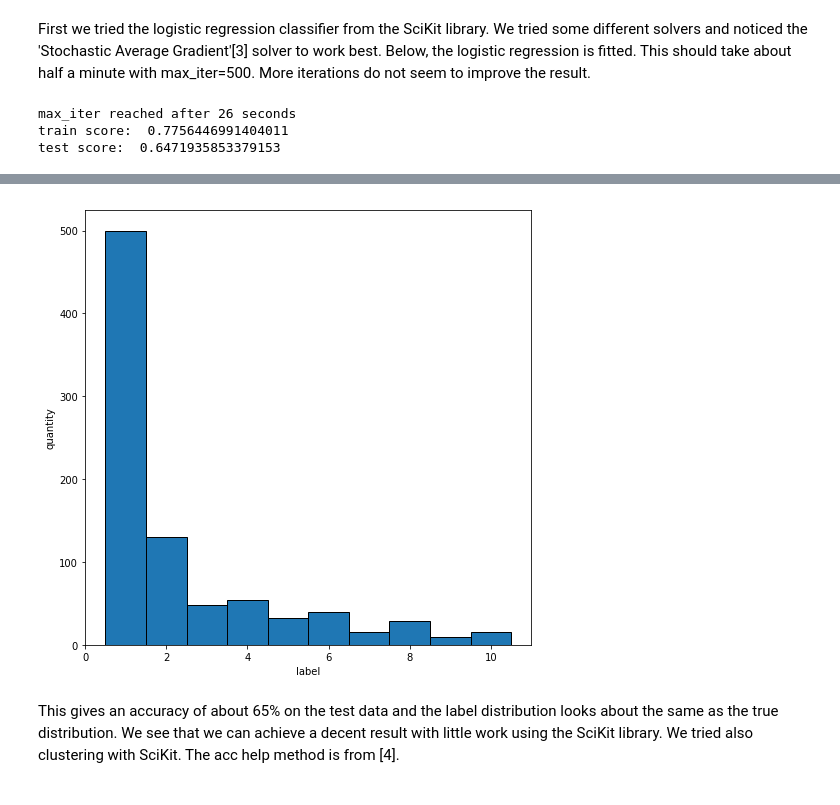
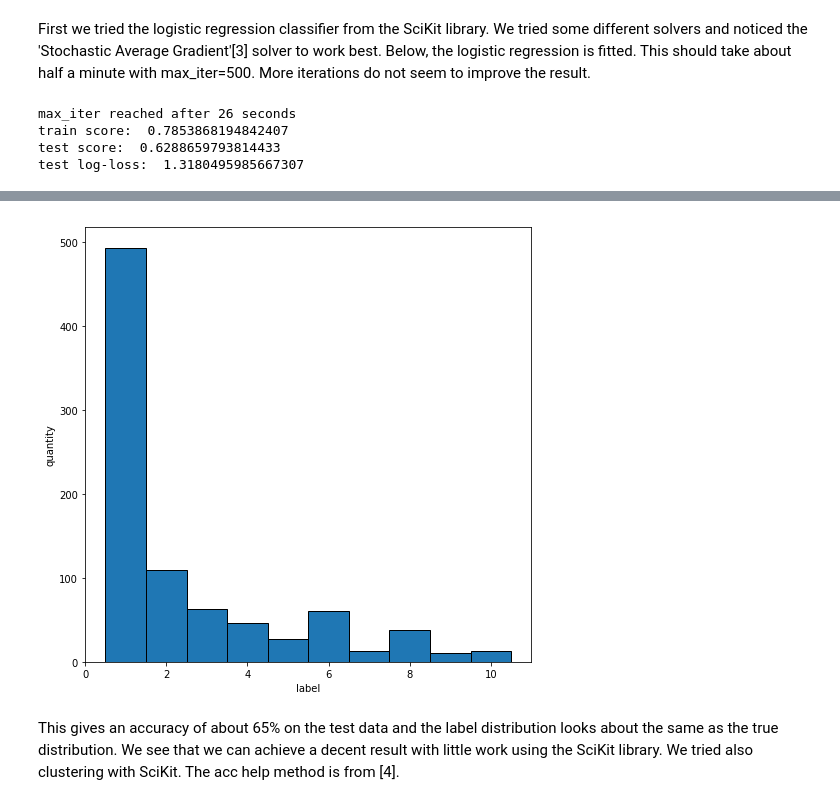
Before and after one commit to AnssiMoisio/mlbp-project, a Jupyter notebook: project-report.ipynb, the cells around one changed output, grey strips where cells are left out. Saved outputs shown, nothing was run; the diff lists cells and outputs as text; code cells hidden in the pictures.

```diff
--- a/project-report.ipynb
+++ b/project-report.ipynb
@@ -291,6 +285,7 @@ We tried a few different methods including logistic regression, neural networks
 First we tried the logistic regression classifier from the SciKit library. We tried some different solvers and noticed the 'Stochastic Average Gradient'[3] solver to work best. Below, the logistic regression is fitted. This should take about half a minute with max_iter=500. More iterations do not seem to improve the result.
 # %%
 from sklearn.linear_model import LogisticRegression
+from sklearn.metrics import log_loss
 
 # The classifier
 clf = LogisticRegression(random_state=0, solver='saga',multi_class='multinomial', max_iter=500, verbose=1)
@@ -305,6 +300,11 @@ prediction = model.predict(x_test)
 print("train score: ", clf.score(x_train, y_train))
 print("test score: ", clf.score(x_test, y_test))
 
+# print logloss
+clf_probs = clf.predict_proba(x_test)
+score = log_loss(y_test, clf_probs)
+print("test log-loss: ", score)
+
 # plot label distribution of the prediction
 plt.figure(1, figsize=(8, 8))
 plt.hist(prediction, range=(0.5,10.5), bins=10, ec='black')
@@ -313,5 +313,6 @@ plt.ylabel('quantity')
 plt.show()
 # %% [output]
 max_iter reached after 26 seconds
-train score:  0.7756446991404011
-test score:  0.6471935853379153
+train score:  0.7853868194842407
+test score:  0.6288659793814433
+test log-loss:  1.3180495985667307
@@ -319,4 +320,4 @@ test score:  0.6471935853379153
-[figure, old version]
+[figure, new version]
 # %% [markdown]
 This gives an accuracy of about 65% on the test data and the label distribution looks about the same as the true distribution. We see that we can achieve a decent result with little work using the SciKit library. We tried also clustering with SciKit. The acc help method is from [4].
 # %%
```
Also changed, not shown: parts of 11 cells of this notebook, 1 other file.
